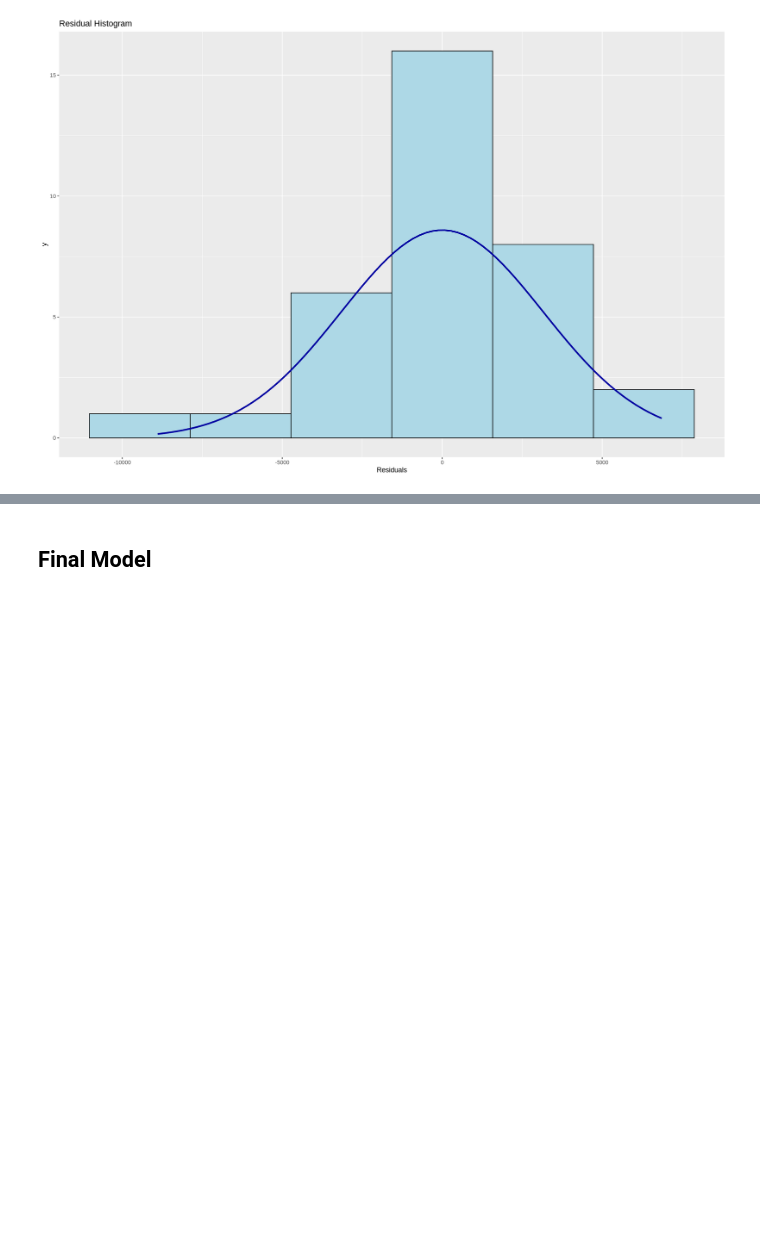
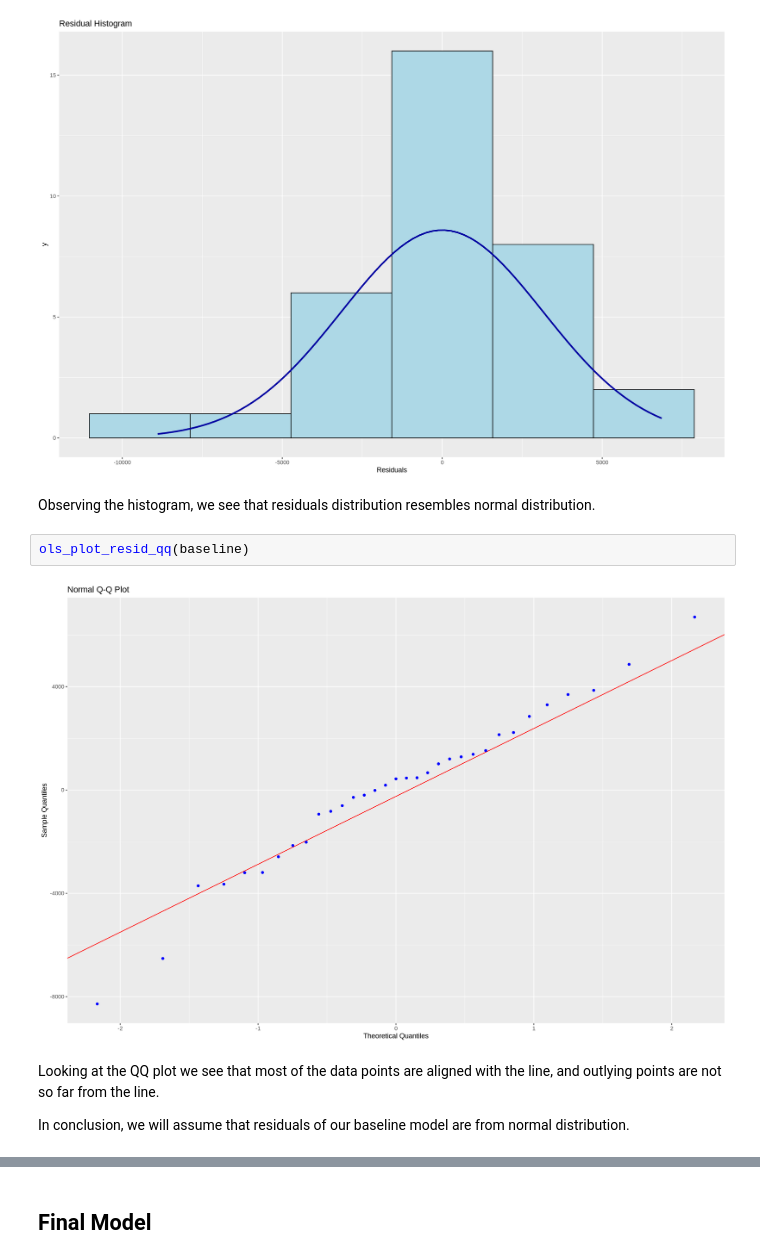
Before and after one commit to nickobard/eurostat-datasets-analysis, a Jupyter notebook: sem-3/semestral-work.ipynb, the cells around one changed output, grey strips where cells are left out. Saved outputs shown, nothing was run; the diff lists cells and outputs as text; blank space fills up the shorter version.

```diff
--- a/sem-3/semestral-work.ipynb
+++ b/sem-3/semestral-work.ipynb
@@ -969,3 +989,13 @@ In the result we fail to reject the null hypothesis that residuals are not norma
 ols_plot_resid_hist(baseline)
 # %% [output]
 [figure]
+# %% [markdown]
+Observing the histogram, we see that residuals distribution resembles normal distribution.
+# %%
+ols_plot_resid_qq(baseline)
+# %% [output]
+[figure, added]
+# %% [markdown]
+Looking at the QQ plot we see that most of the data points are aligned with the line, and outlying points are not so far from the line.
+
+In conclusion, we will assume that residuals of our baseline model are from normal distribution.
```
Also changed, not shown: parts of 16 cells of this notebook.
